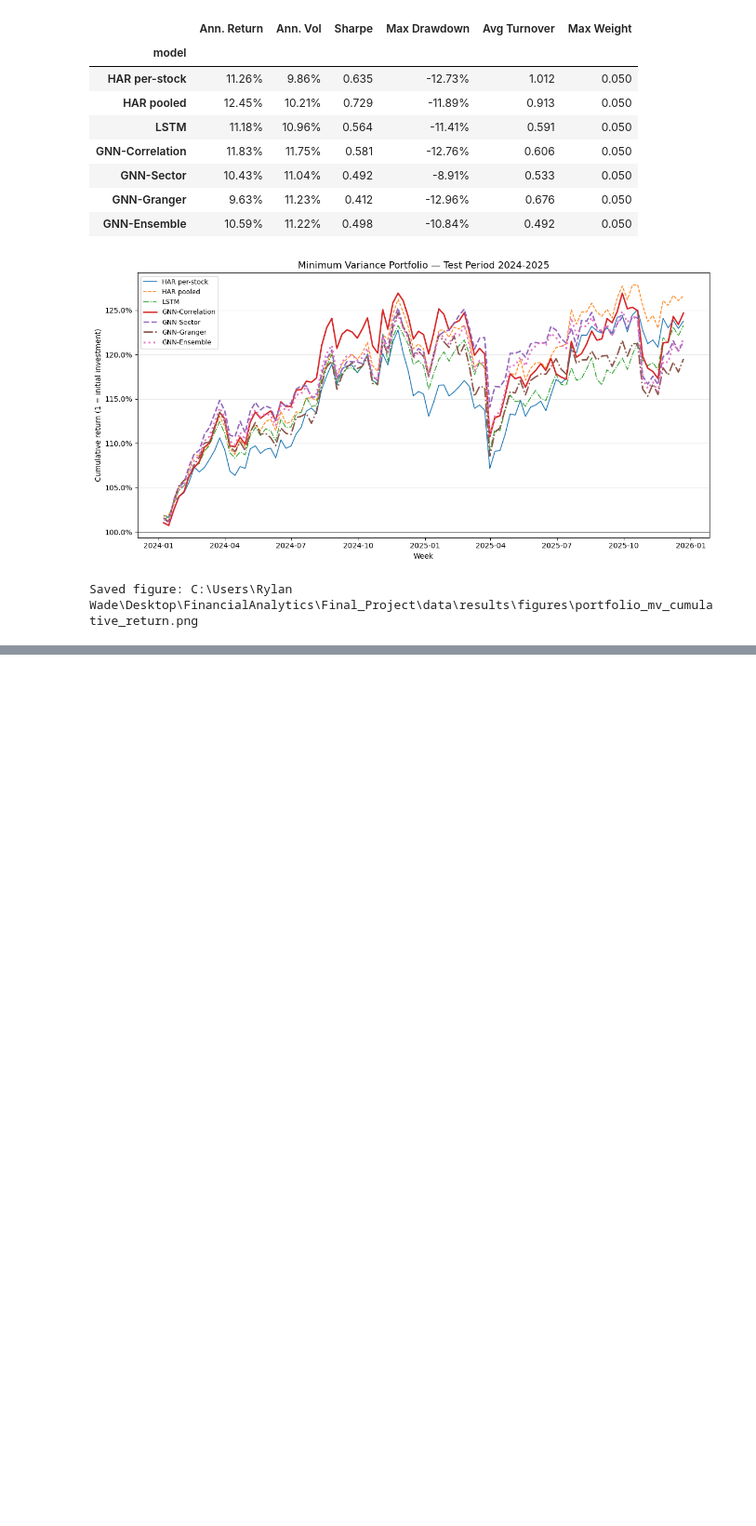
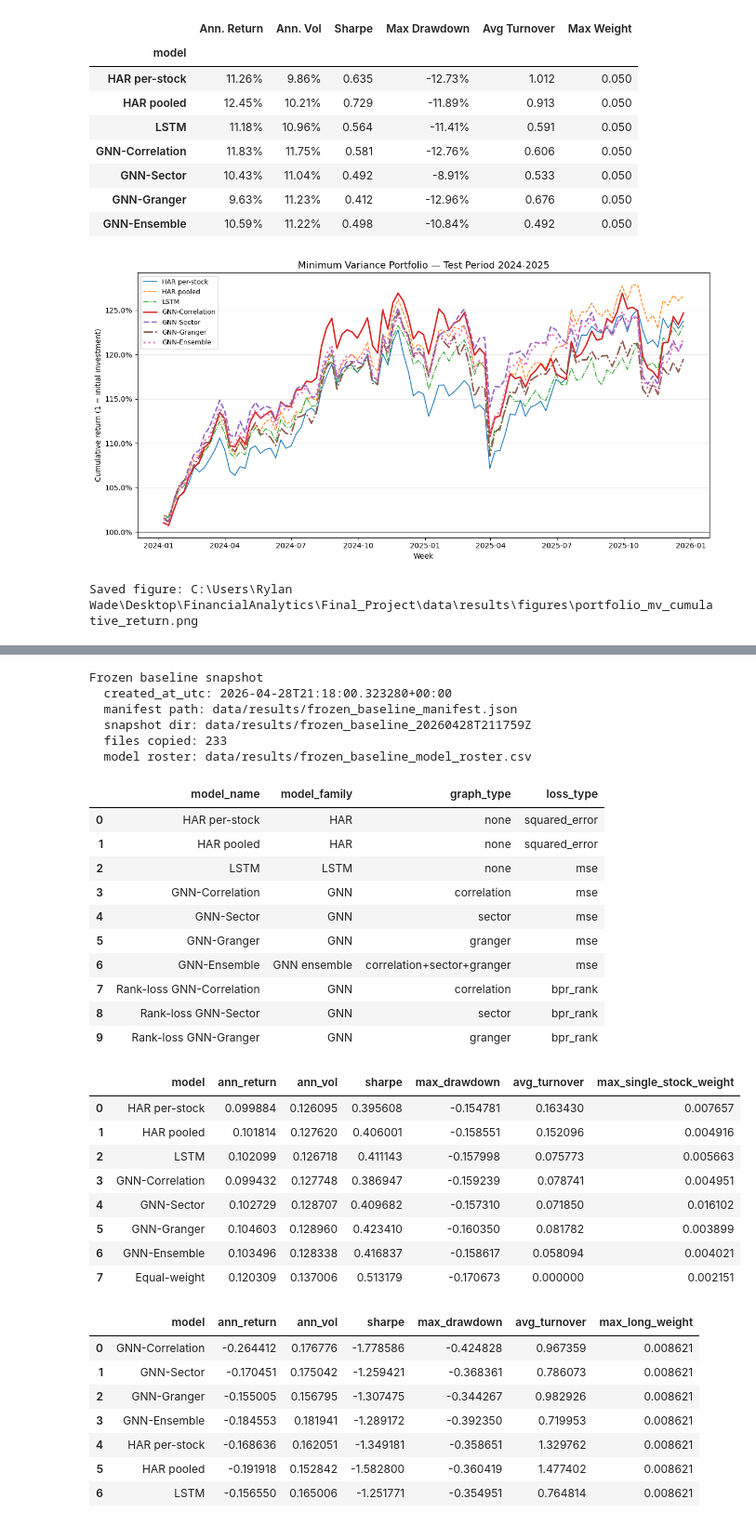
Before and after one commit to waderylan/sp500-gnn, a Jupyter notebook: notebooks/06_portfolio.ipynb, the cells around one changed output, grey strips where cells are left out. Shown at 93% size. Cells and saved outputs as stored; diff of their text form; code cells hidden in the pictures; blank space fills up the shorter version.

Commit message:
updated implementation plan, reframe sp500 stock universe to be a one time snapshot, implement baseline model freezing

```diff
--- a/notebooks/06_portfolio.ipynb
+++ b/notebooks/06_portfolio.ipynb
@@ -582,0 +587,61 @@ Saved figure: C:\Users\Rylan Wade\Desktop\FinancialAnalytics\Final_Project\data\
+# %%
+from src.baseline_freeze import (
+    load_frozen_baseline_manifest,
+    load_frozen_baseline_roster,
+    load_frozen_baseline_table,
+)
+
+manifest = load_frozen_baseline_manifest()
+roster = load_frozen_baseline_roster()
+frozen_ivol = load_frozen_baseline_table("portfolio_metrics_table.csv")
+frozen_ls = load_frozen_baseline_table("portfolio_ls_metrics_table.csv")
+frozen_vt = load_frozen_baseline_table("portfolio_vt_metrics_table.csv")
+frozen_mv = load_frozen_baseline_table("portfolio_mv_metrics_table.csv")
+
+print("Frozen baseline snapshot")
+print(f"  created_at_utc: {manifest['created_at_utc']}")
+print(f"  manifest path: data/results/frozen_baseline_manifest.json")
+print(f"  snapshot dir: data/results/{manifest['snapshot_dir']}")
+print(f"  files copied: {manifest['n_files']}")
+print(f"  model roster: data/results/{manifest['model_roster_path']}")
+
+display(roster[["model_name", "model_family", "graph_type", "loss_type"]])
+display(frozen_ivol)
+display(frozen_ls)
+display(frozen_vt)
+display(frozen_mv)
+# %% [output]
+Frozen baseline snapshot
+  created_at_utc: 2026-04-28T21:18:00.323280+00:00
+  manifest path: data/results/frozen_baseline_manifest.json
+  snapshot dir: data/results/frozen_baseline_20260428T211759Z
+  files copied: 233
+  model roster: data/results/frozen_baseline_model_roster.csv
+|  | model_name | model_family | graph_type | loss_type |
+| 0 | HAR per-stock | HAR | none | squared_error |
+| 1 | HAR pooled | HAR | none | squared_error |
+| 2 | LSTM | LSTM | none | mse |
+| 3 | GNN-Correlation | GNN | correlation | mse |
+| 4 | GNN-Sector | GNN | sector | mse |
+| 5 | GNN-Granger | GNN | granger | mse |
+| 6 | GNN-Ensemble | GNN ensemble | correlation+sector+granger | mse |
+| 7 | Rank-loss GNN-Correlation | GNN | correlation | bpr_rank |
+| 8 | Rank-loss GNN-Sector | GNN | sector | bpr_rank |
+| 9 | Rank-loss GNN-Granger | GNN | granger | bpr_rank |
+|  | model | ann_return | ann_vol | sharpe | max_drawdown | avg_turnover | max_single_stock_weight |
+| 0 | HAR per-stock | 0.099884 | 0.126095 | 0.395608 | -0.154781 | 0.163430 | 0.007657 |
+| 1 | HAR pooled | 0.101814 | 0.127620 | 0.406001 | -0.158551 | 0.152096 | 0.004916 |
+| 2 | LSTM | 0.102099 | 0.126718 | 0.411143 | -0.157998 | 0.075773 | 0.005663 |
+| 3 | GNN-Correlation | 0.099432 | 0.127748 | 0.386947 | -0.159239 | 0.078741 | 0.004951 |
+| 4 | GNN-Sector | 0.102729 | 0.128707 | 0.409682 | -0.157310 | 0.071850 | 0.016102 |
+| 5 | GNN-Granger | 0.104603 | 0.128960 | 0.423410 | -0.160350 | 0.081782 | 0.003899 |
+| 6 | GNN-Ensemble | 0.103496 | 0.128338 | 0.416837 | -0.158617 | 0.058094 | 0.004021 |
+| 7 | Equal-weight | 0.120309 | 0.137006 | 0.513179 | -0.170673 | 0.000000 | 0.002151 |
+|  | model | ann_return | ann_vol | sharpe | max_drawdown | avg_turnover | max_long_weight |
+| 0 | GNN-Correlation | -0.264412 | 0.176776 | -1.778586 | -0.424828 | 0.967359 | 0.008621 |
+| 1 | GNN-Sector | -0.170451 | 0.175042 | -1.259421 | -0.368361 | 0.786073 | 0.008621 |
+| 2 | GNN-Granger | -0.155005 | 0.156795 | -1.307475 | -0.344267 | 0.982926 | 0.008621 |
+| 3 | GNN-Ensemble | -0.184553 | 0.181941 | -1.289172 | -0.392350 | 0.719953 | 0.008621 |
+| 4 | HAR per-stock | -0.168636 | 0.162051 | -1.349181 | -0.358651 | 1.329762 | 0.008621 |
+| 5 | HAR pooled | -0.191918 | 0.152842 | -1.582800 | -0.360419 | 1.477402 | 0.008621 |
+| 6 | LSTM | -0.156550 | 0.165006 | -1.251771 | -0.354951 | 0.764814 | 0.008621 |
```
Also changed, not shown: parts of 4 cells of this notebook, 11 other files.
